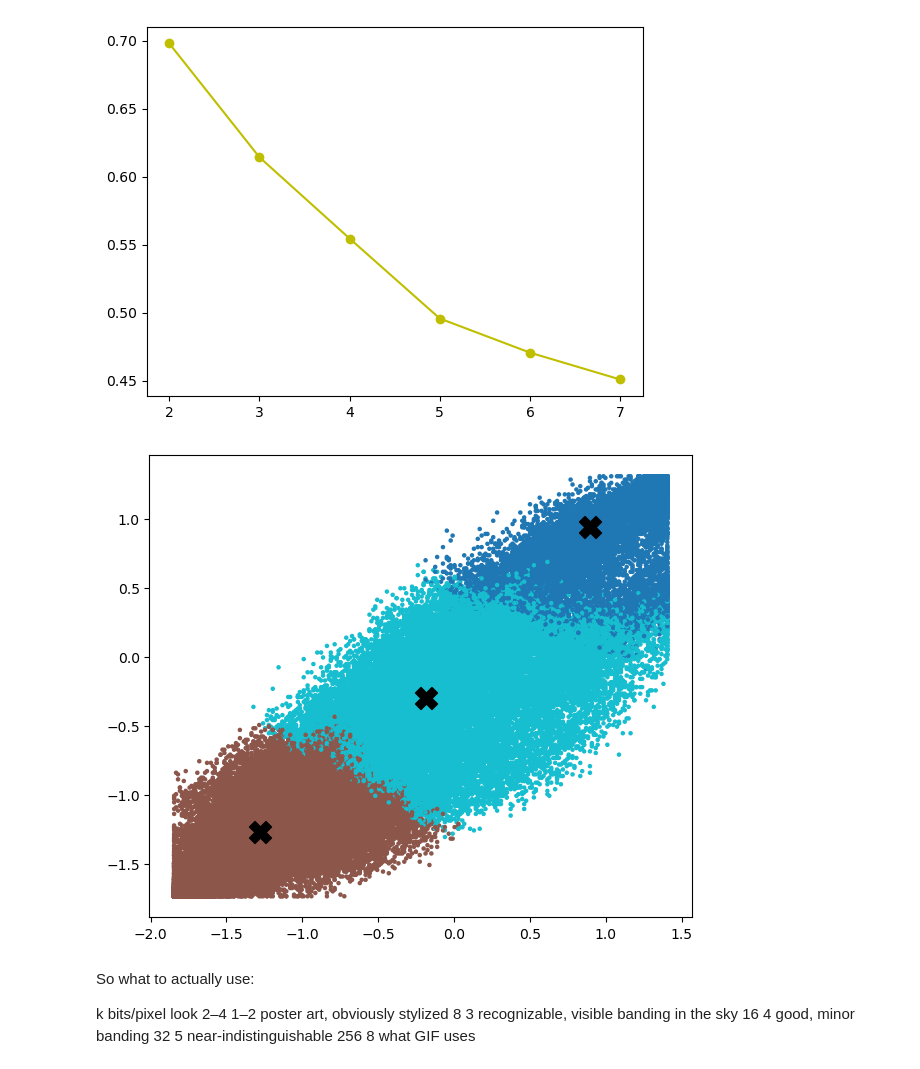
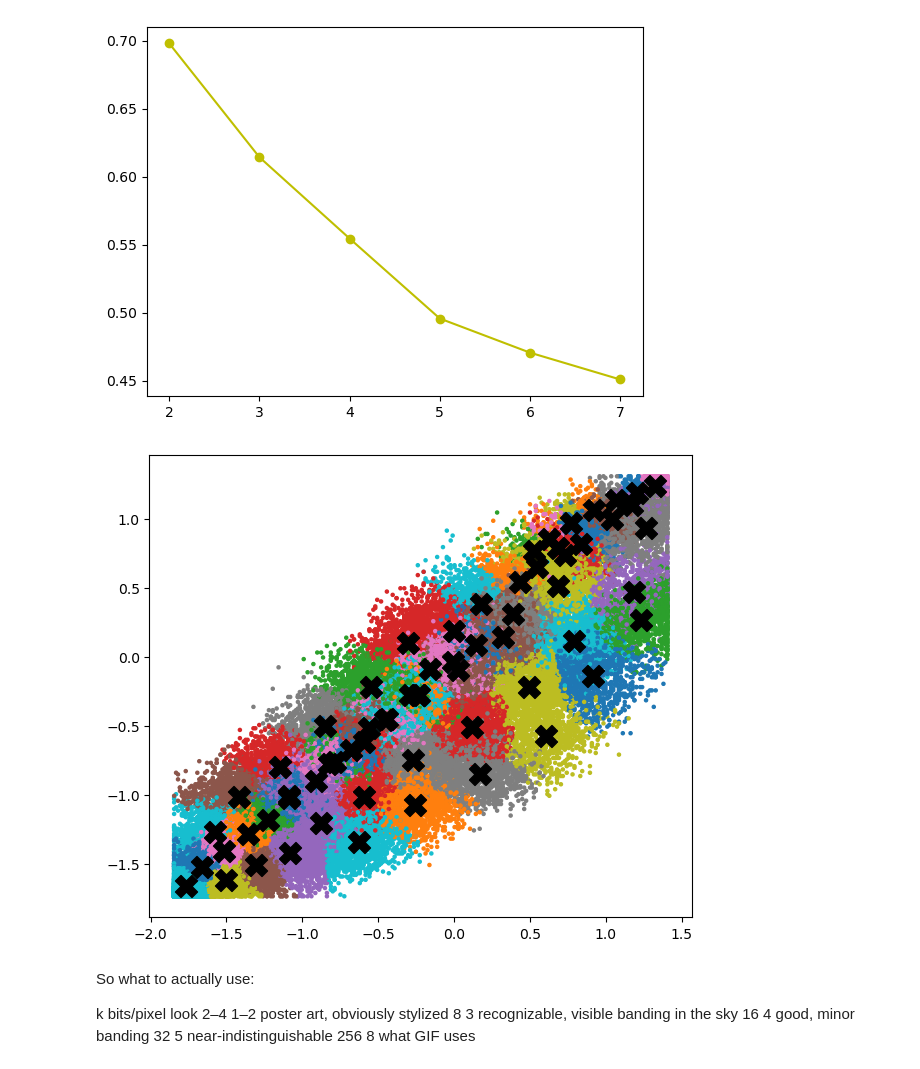
Before and after one commit to kavyadahal/Saarathi, a Jupyter notebook: Day20/imagequantixation.ipynb, the cells around one changed output. Drawn from its saved outputs; the diff is of its cells as text; code cells hidden in the pictures.

```diff
--- a/Day20/imagequantixation.ipynb
+++ b/Day20/imagequantixation.ipynb
@@ -88,17 +88,17 @@ plt.plot(ks , scores , marker = 'o' , color = 'y')
 [<matplotlib.lines.Line2D at 0x...>]
 [figure]
 # %%
-km  = KMeans(3 , n_init=10 , random_state= 42 )
+km  = KMeans(64 , n_init=10 , random_state= 42 )
 km.fit(X_scaled)
 C = km.cluster_centers_
 
 #Lets see this in 3d the clustering with 8 centroids:
 plt.figure(figsize=(7,6))
 plt.scatter(X_scaled[:,0], X_scaled[:,1], c=km.labels_, cmap='tab10', s=5)
 plt.scatter(C[:,0], C[:,1], c='black', marker='X', s=250)
 plt.show()
 # %% [output]
-[figure, old version]
+[figure, new version]
 # %% [markdown]
 So what to actually use:
 
```
Also changed, not shown: parts of 2 cells of this notebook.
